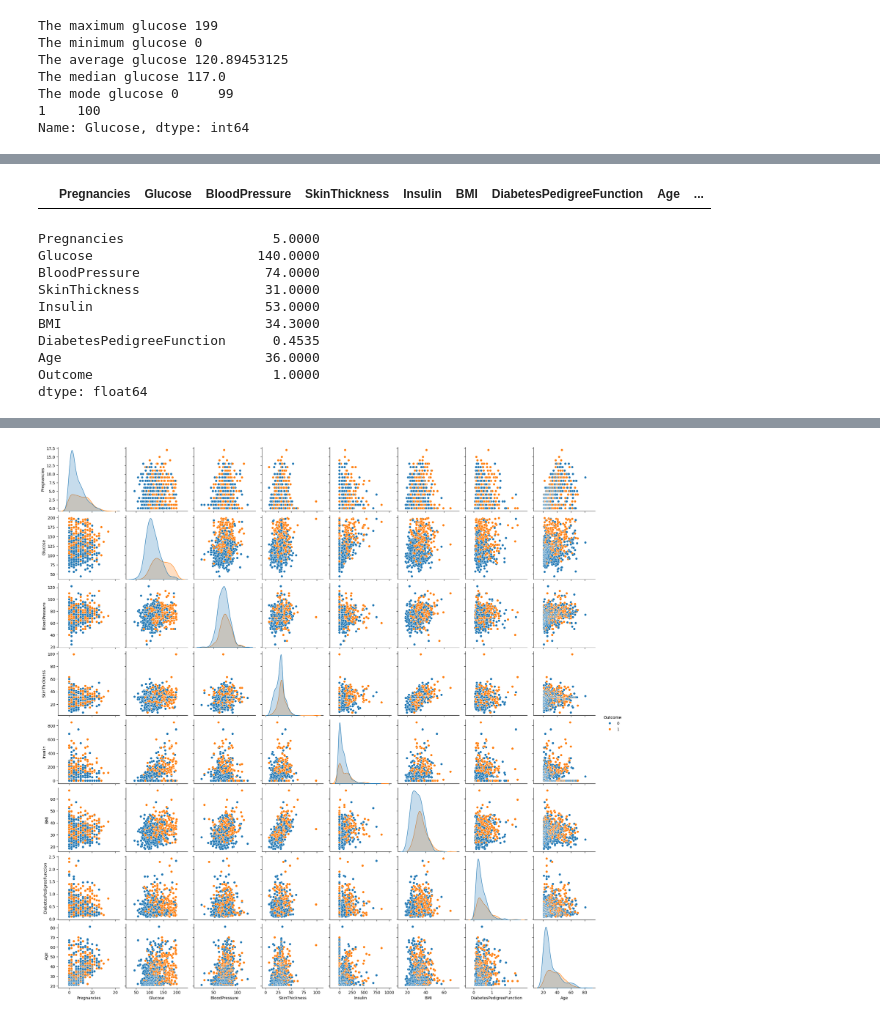
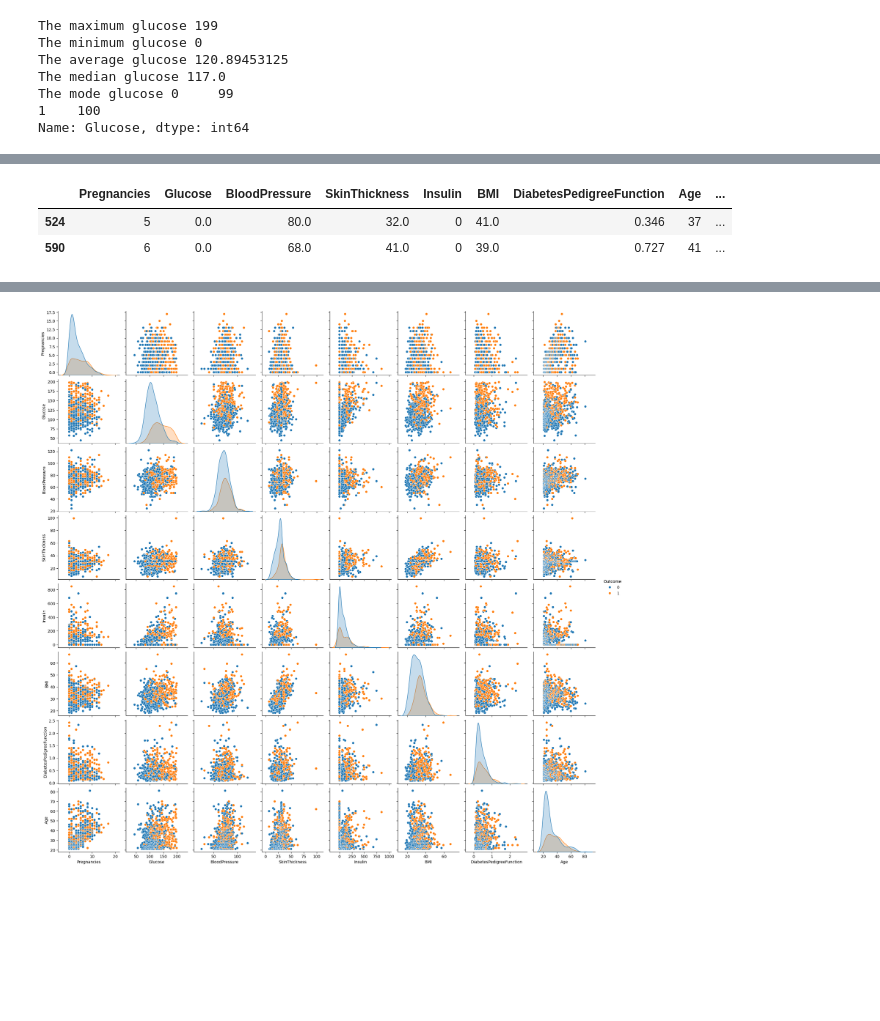
Before and after one commit to withabubaker/Diabetes-SupervisedLearning, a Jupyter notebook: Diabetes.ipynb, the cells around one changed output, grey strips where cells are left out. Cells and saved outputs as stored; diff of their text form; code cells hidden in the pictures; blank space fills up the shorter version.

```diff
--- a/Diabetes.ipynb
+++ b/Diabetes.ipynb
@@ -233,3 +220,5 @@ AgeGroup
 50-59    78.0
 60-81    78.0
 Name: BloodPressure, dtype: float64
+# %%
+df_update3[['BloodPressure','SkinThickness','Glucose']] = df_update3[['BloodPressure','SkinThickness','Glucose']].astype('float64')
@@ -424,4 +435 @@ AgeGroup
 Name: BMI, dtype: float64
-# %%
-df_update3.loc[(df_update3['BMI'] == 0) & (df_update3['Outcome'] == 0), 'BMI'] = df_update3.loc[(df_update3['BMI'] == 0) & (df_update3['Outcome'] == 0), 'AgeGroup'].map(median_BMI_0)
-#df_update3[df_update3['BMI'] == 0]
@@ -430,3 +436,5 @@ AssertionError: Something has gone wrong, please report a bug at https://github.
+# %%
+df_update3.loc[(df_update3['BMI'] == 0) & (df_update3['AgeGroup'] == '20-24'), 'BMI'] = 28.90
 # %% [markdown]
 ## Insulin
 # %%
@@ -490,6 +498,6 @@ df_update3[df_update3['Glucose'] == 0]
 # %%
-filtered_df = df_update3[df_update3['Glucose'] > 0]
-median_Glucose = filtered_df.groupby('AgeGroup', observed=False )['Glucose'].median()
-median_Glucose
+filtered_df_0 = df_update3[(df_update3['Glucose'] > 0) & (df_update3['Outcome'] == 0)]
+median_Glucose_0 = filtered_df_0.groupby('AgeGroup', observed=False )['Glucose'].median()
+median_Glucose_0
 # %% [output]
 AgeGroup
@@ -505,5 +528,7 @@ Name: Glucose, dtype: float64
 # %%
-df_update3.loc[df_update3['Glucose'] == 0, 'Glucose'] = df_update3.loc[df_update3['Glucose'] == 0, 'AgeGroup'].map(median_Glucose)
+df_update3.loc[(df_update3['Glucose'] == 0) & (df_update3['Outcome'] == 0), 'Glucose'] = df_update3.loc[(df_update3['Glucose'] == 0) & (df_update3['Outcome'] == 0), 'AgeGroup'].map(median_Glucose_0)
 df_update3[df_update3['Glucose'] == 0]
 # %% [output]
 |  | Pregnancies | Glucose | BloodPressure | SkinThickness | Insulin | BMI | DiabetesPedigreeFunction | Age | ... |
+| 524 | 5 | 0.0 | 80.0 | 32.0 | 0 | 41.0 | 0.346 | 37 | ... |
+| 590 | 6 | 0.0 | 68.0 | 41.0 | 0 | 39.0 | 0.727 | 41 | ... |
@@ -510,15 +539,2 @@ df_update3[df_update3['Glucose'] == 0]
 # %%
 df_update4 = df_update3.drop('AgeGroup', axis=1)
-# %%
-df_update4 [(df_update4['Outcome']== 1)].median()
-# %% [output]
-Pregnancies                   5.0000
-Glucose                     140.0000
-BloodPressure                74.0000
-SkinThickness                31.0000
-Insulin                      53.0000
-BMI                          34.3000
-DiabetesPedigreeFunction      0.4535
-Age                          36.0000
-Outcome                       1.0000
-dtype: float64
```
Also changed, not shown: parts of 50 cells of this notebook.
